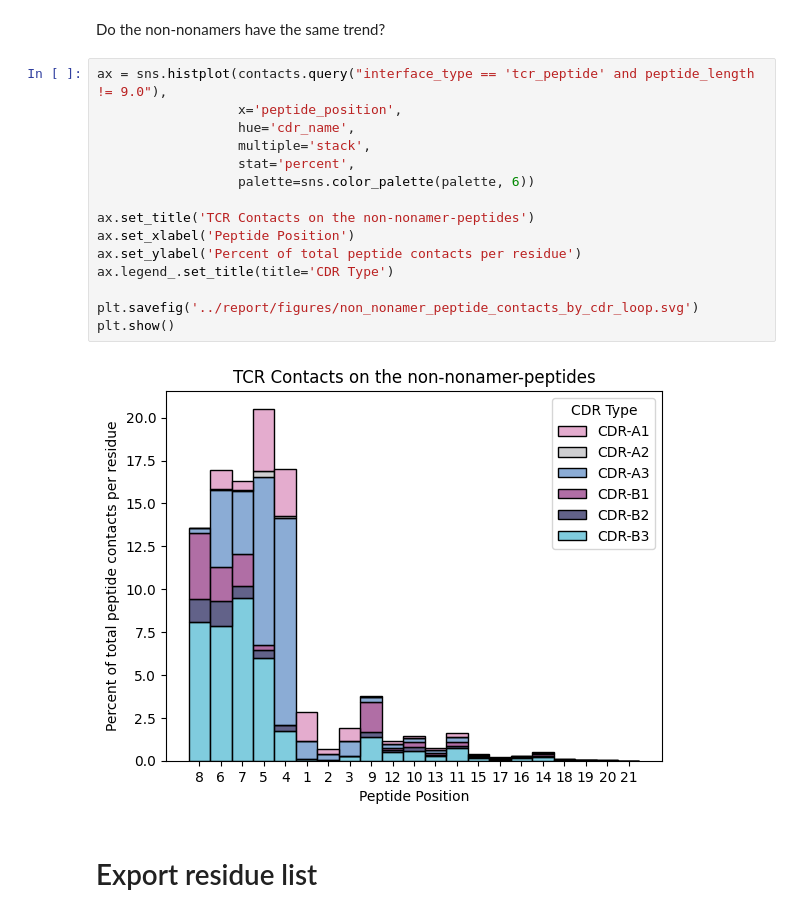
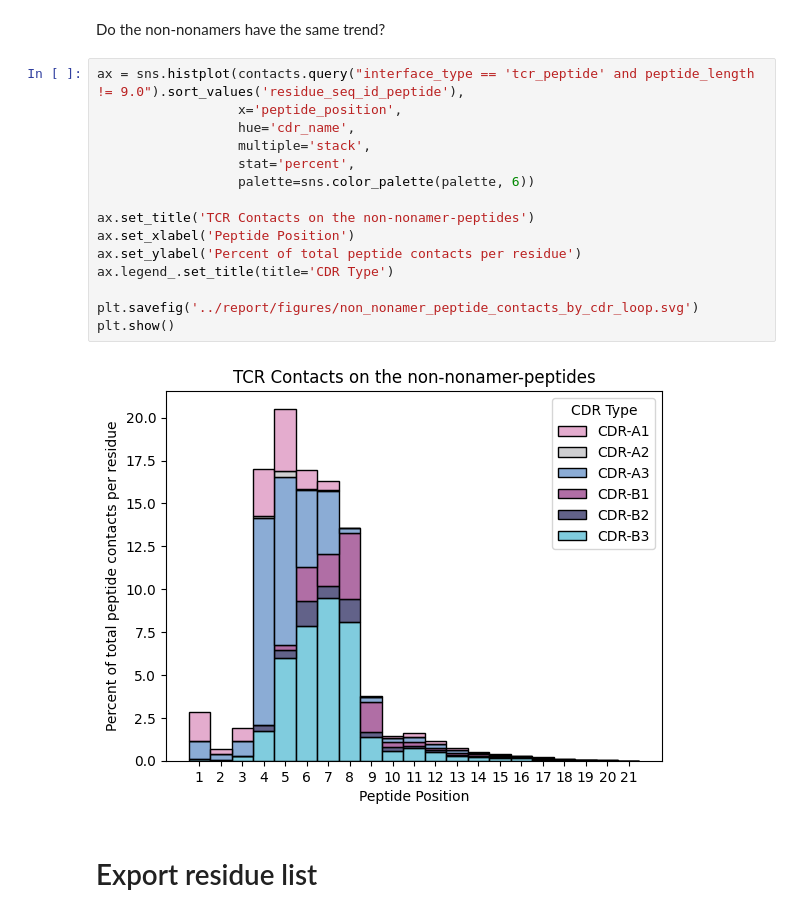
Before and after one commit to benjiemc/tcr-pmhc-interface-analysis, a Jupyter notebook: notebooks/Identify_contact_residues_on_MHC_Class_I_molecules.ipynb, the cells around one changed output. Cells and saved outputs as stored; diff of their text form.

```diff
--- a/notebooks/Identify_contact_residues_on_MHC_Class_I_molecules.ipynb
+++ b/notebooks/Identify_contact_residues_on_MHC_Class_I_molecules.ipynb
@@ -280,22 +280,22 @@ dtype: object
 # %% [markdown]
 Do the non-nonamers have the same trend?
 # %%
-ax = sns.histplot(contacts.query("interface_type == 'tcr_peptide' and peptide_length != 9.0"),
+ax = sns.histplot(contacts.query("interface_type == 'tcr_peptide' and peptide_length != 9.0").sort_values('residue_seq_id_peptide'),
                   x='peptide_position',
                   hue='cdr_name',
                   multiple='stack',
                   stat='percent',
                   palette=sns.color_palette(palette, 6))
 
 ax.set_title('TCR Contacts on the non-nonamer-peptides')
 ax.set_xlabel('Peptide Position')
 ax.set_ylabel('Percent of total peptide contacts per residue')
 ax.legend_.set_title(title='CDR Type')
 
 plt.savefig('../report/figures/non_nonamer_peptide_contacts_by_cdr_loop.svg')
 plt.show()
 # %% [output]
-[figure, old version]
+[figure, new version]
 # %% [markdown]
 # Export residue list
 # %%
```
Also changed, not shown: parts of 3 cells of this notebook.
